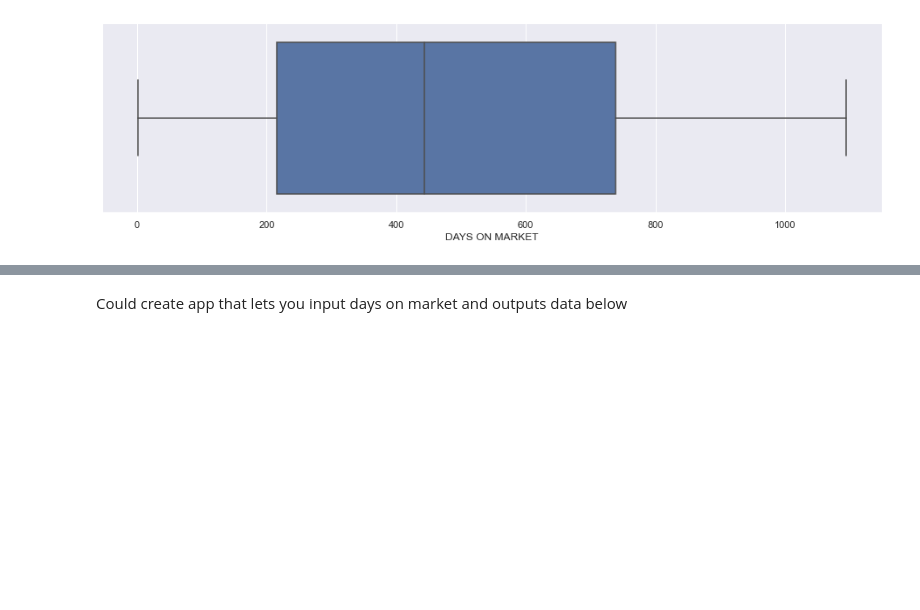
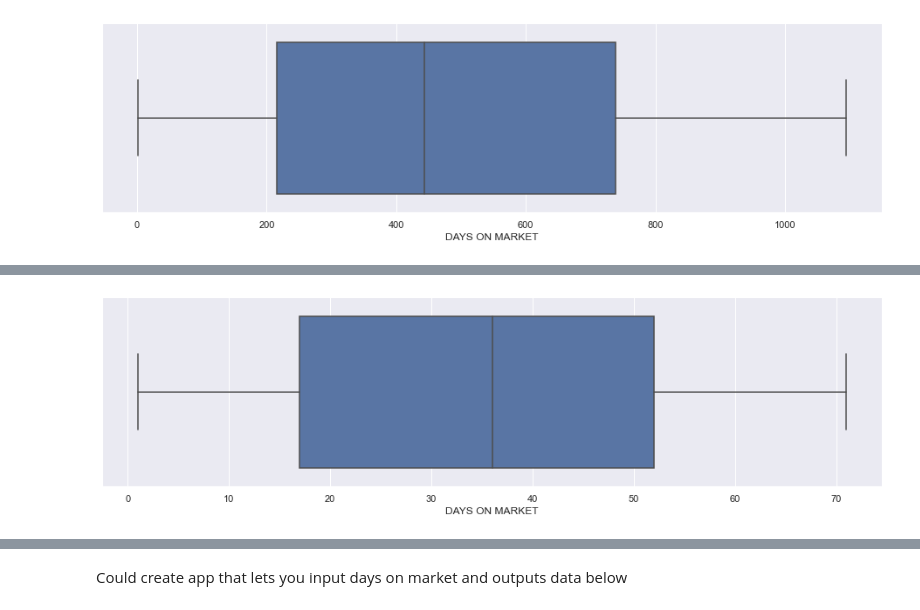
Before and after one commit to randallb15/PredictingSAHomeValues, a Jupyter notebook: GettingTheModel.ipynb, the cells around one changed output, grey strips where cells are left out. Drawn from its saved outputs; the diff is of its cells as text; code cells hidden in the pictures; blank space fills up the shorter version.

```diff
--- a/GettingTheModel.ipynb
+++ b/GettingTheModel.ipynb
@@ -38,0 +78,4 @@ ax = sns.boxplot(x=neighborhoods_cleaned['DAYS ON MARKET'])
+# %%
+ax = sns.boxplot(x=df2021['DAYS ON MARKET'])
+# %% [output]
+[figure, added]
```
Also changed, not shown: parts of 31 cells of this notebook.
